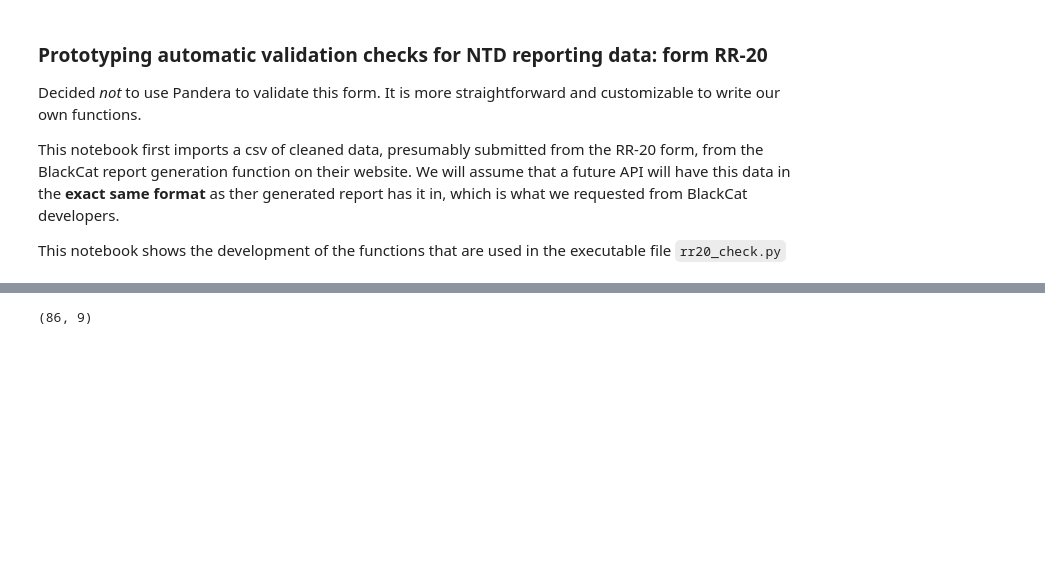
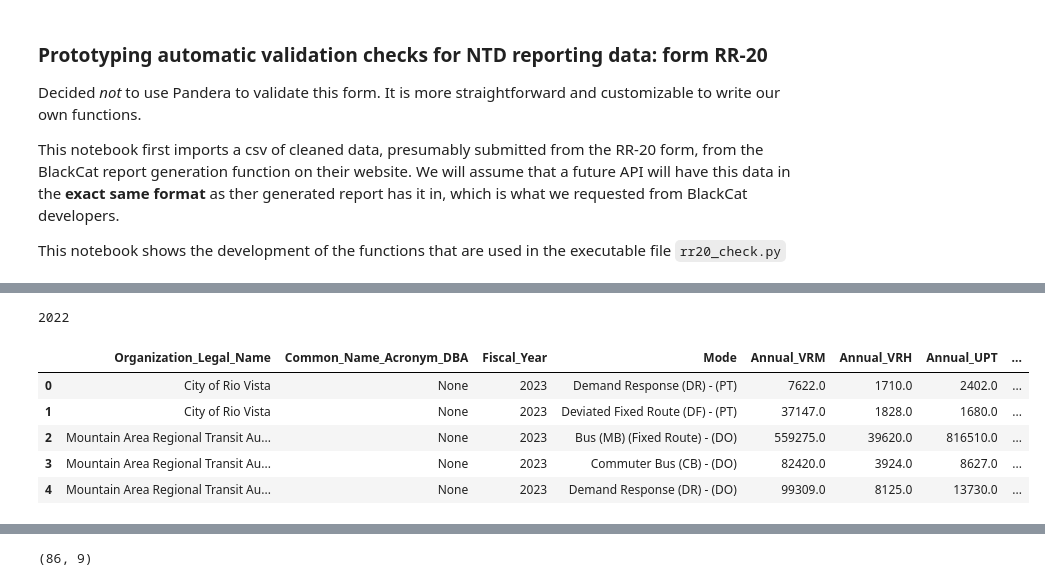
Before and after one commit to cal-itp/ntd-modernization, a Jupyter notebook: validation_tool/notebooks/3_rr20_service_validation_development.ipynb, the cells around one changed output, grey strips where cells are left out. Cells and saved outputs as stored; diff of their text form; code cells hidden in the pictures; blank space fills up the shorter version.

```diff
--- a/validation_tool/notebooks/3_rr20_service_validation_development.ipynb
+++ b/validation_tool/notebooks/3_rr20_service_validation_development.ipynb
@@ -12,0 +20,34 @@ import numpy as np
+# %%
+this_year = datetime.datetime.now().year
+last_year =(this_year-1)
+print(last_year)
+# %% [output]
+2022
+# %%
+### Query "For Now"
+def get_bq_data(client, year, tablename):
+    bq_data_query = f"""SELECT * FROM
+          (select *,
+          RANK() OVER(PARTITION BY Organization_Legal_Name ORDER BY date_uploaded DESC) rank_date
+        from `cal-itp-data-infra.blackcat_raw.{year}_{tablename}`) s
+        WHERE rank_date = 1;
+        """
+
+    print(bq_data_query)
+
+    df = client.query(bq_data_query).to_dataframe()
+    df = df.drop_duplicates().drop(['rank_date', 'date_uploaded'], axis=1)
+    return df
+# %%
+client = bigquery.Client()
+# %%
+rr20_service = get_bq_data(client, this_year, "rr20_service_data")
+print(rr20_service.shape)
+rr20_service.head()
+# %% [output]
+|  | Organization_Legal_Name | Common_Name_Acronym_DBA | Fiscal_Year | Mode | Annual_VRM | Annual_VRH | Annual_UPT | ... |
+| 0 | City of Rio Vista | None | 2023 | Demand Response (DR) - (PT) | 7622.0 | 1710.0 | 2402.0 | ... |
+| 1 | City of Rio Vista | None | 2023 | Deviated Fixed Route (DF) - (PT) | 37147.0 | 1828.0 | 1680.0 | ... |
+| 2 | Mountain Area Regional Transit Au... | None | 2023 | Bus (MB) (Fixed Route) - (DO) | 559275.0 | 39620.0 | 816510.0 | ... |
+| 3 | Mountain Area Regional Transit Au... | None | 2023 | Commuter Bus (CB) - (DO) | 82420.0 | 3924.0 | 8627.0 | ... |
+| 4 | Mountain Area Regional Transit Au... | None | 2023 | Demand Response (DR) - (DO) | 99309.0 | 8125.0 | 13730.0 | ... |
```
Also changed, not shown: parts of 21 cells of this notebook, 5 other files.
